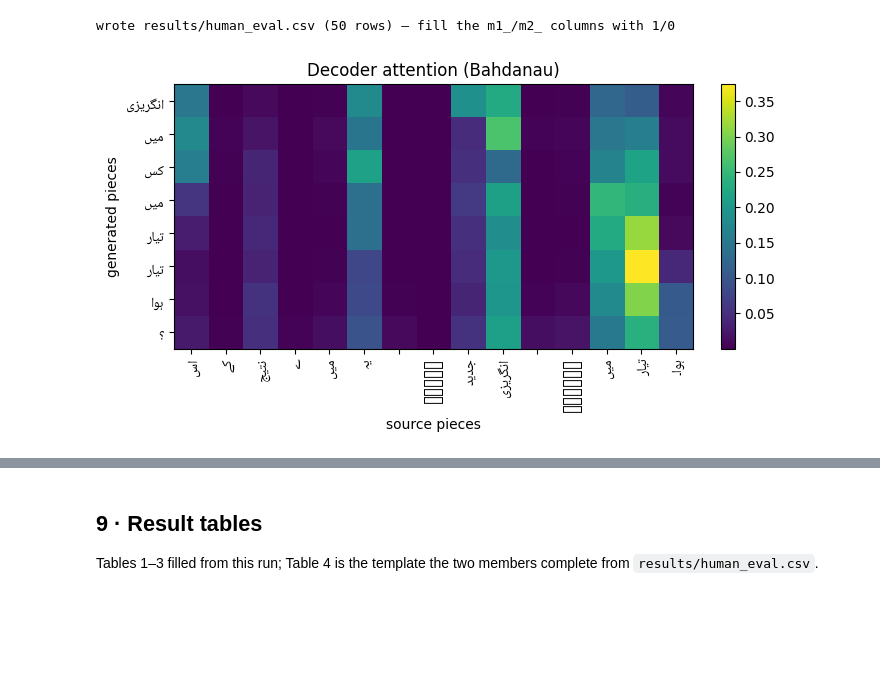
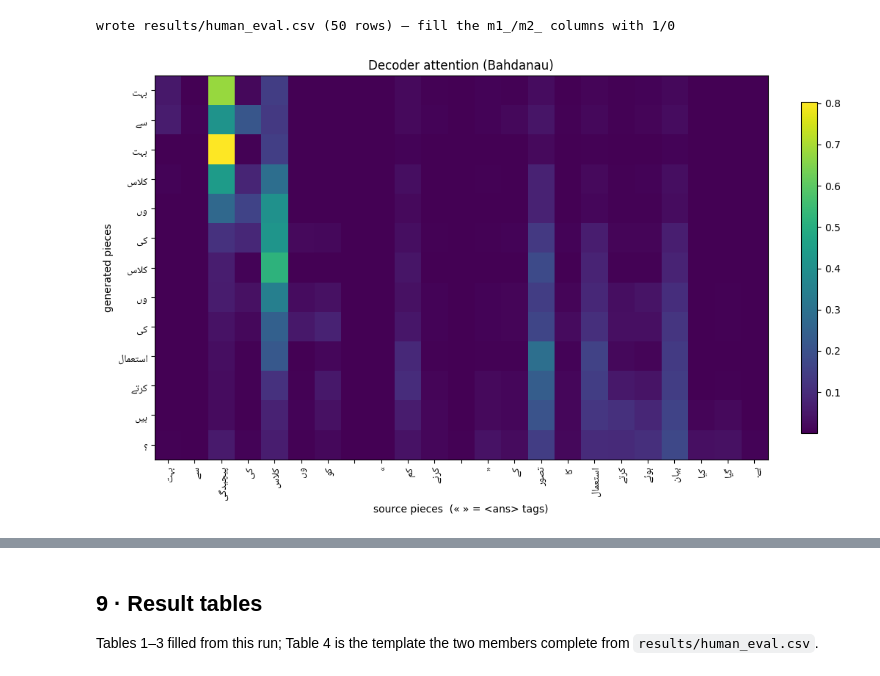
Before and after one commit to Hanzala-12/urdu-question-generation, a Jupyter notebook: notebooks/urdu_qg_standalone.ipynb, the cells around one changed output, grey strips where cells are left out. Drawn from its saved outputs; the diff is of its cells as text; code cells hidden in the pictures; blank space fills up the shorter version.

Commit message:
results: final executed notebook (inline figures + tables) and matching attention figure

```diff
--- a/notebooks/urdu_qg_standalone.ipynb
+++ b/notebooks/urdu_qg_standalone.ipynb
@@ -818,69 +818,65 @@ wrote results/samples.tsv (60 rows)
 | 11 | نارمنز نارمنڈی میں کب تھے؟ | فرانس کے کن حصوں کو فرانس کو کب ن... | نارمن طور پر کس مذہب آرتھوڈوکس مذ... |
 wrote results/human_eval.csv (50 rows) — fill the m1_/m2_ columns with 1/0
 # %%
-# Figure 3 — one attention heat-map (generated pieces x source pieces).
-# Matplotlib's default font has no Urdu glyphs; find an Arabic-script font and
-# reshape + bidi the labels so they render. Falls back to piece indices.
-import glob
-import matplotlib.font_manager as fm
+# Figure 3 — decoder attention heat-map (generated pieces x source pieces)
+import glob, re, matplotlib.pyplot as plt, matplotlib.font_manager as fm
+import arabic_reshaper
+from bidi.algorithm import get_display
 
-URDU_FONT, _reshape = None, (lambda s: s)
-try:
-    import arabic_reshaper
-    from bidi.algorithm import get_display
-    _reshape = lambda s: get_display(arabic_reshaper.reshape(s))
-    # Prefer a proper Naskh/Sans text face; Kufi is decorative and drops glyphs.
-    for pat in ["/usr/share/fonts/**/NotoNaskhArabic-Regular.ttf",
-                "/usr/share/fonts/**/NotoSansArabic-Regular.ttf",
-                "/usr/share/fonts/**/*NotoNaskhArabic*.ttf",
-                "/usr/share/fonts/**/*NotoSansArabic*.ttf",
-                "/usr/share/fonts/**/*Amiri*.ttf",
-                "/usr/share/fonts/**/*[Nn]askh*.ttf",
-                "/kaggle/input/**/*rabic*.ttf"]:
-        hit = sorted(glob.glob(pat, recursive=True))
-        if hit:
-            URDU_FONT = fm.FontProperties(fname=hit[0]); break
-except Exception:
-    pass
+_font = None
+for pat in ["/usr/share/fonts/**/NotoNaskhArabic-Regular.ttf",
+            "/usr/share/fonts/**/NotoSansArabic-Regular.ttf",
+            "/usr/share/fonts/**/*Naskh*.ttf", "/usr/share/fonts/**/*Amiri*.ttf"]:
+    hit = sorted(glob.glob(pat, recursive=True))
+    if hit:
+        _font = fm.FontProperties(fname=hit[0]); break
+_ur = lambda s: get_display(arabic_reshaper.reshape(s))
+_TAG = {"<ans>": "\u00ab", "</ans>": "\u00bb"}
+_clean = lambda ps: [_TAG.get(p.replace("\u2581", ""), p.replace("\u2581", "")) or " " for p in ps]
+_has_latin = lambda s: bool(re.search("[A-Za-z]", s.replace("<ans>", "").replace("</ans>", "")))
+_STOP = {"کے","کی","کا","میں","سے","کو","نے","ہے","تھا","تھی","اور","یہ","وہ","پر","کہ","ایک","کیا","کر","ہوا","ہوئی","گیا","تو"}
 
-def _pick_example():
-    """A short source whose greedy question ends in ؟ — makes a readable figure."""
-    for s, _ in valid_pairs:
-        ids = sp.encode(s, out_type=int)[:MAX_SRC_TOK]
-        if not (8 <= len(ids) <= 22):
-            continue
-        sq, at = greedy_decode(best_model, torch.tensor([ids], device=DEVICE),
-                               torch.tensor([len(ids)]), torch.tensor([ids]).eq(PAD).to(DEVICE))
-        if 4 <= len(sq[0]) <= 14 and sp.decode(sq[0]).endswith("؟"):
-            return s, ids, sq[0], at
-    s = valid_pairs[0][0]; ids = sp.encode(s, out_type=int)[:MAX_SRC_TOK]
+def _cand(s):
+    if _has_latin(s):
+        return None
+    ids = sp.encode(s, out_type=int)[:MAX_SRC_TOK]
+    if not (8 <= len(ids) <= 24):
+        return None
     sq, at = greedy_decode(best_model, torch.tensor([ids], device=DEVICE),
                            torch.tensor([len(ids)]), torch.tensor([ids]).eq(PAD).to(DEVICE))
-    return s, ids, sq[0], at
+    q = sp.decode(sq[0])
+    if not q.endswith("\u061f") or not (4 <= len(q.split()) <= 10):
+        return None
+    gen = [w for w in q.split() if len(w) >= 3 and w not in _STOP]
+    overlap = sum(w in set(s.split()) for w in gen)
+    return (overlap, s, ids, sq[0], at)
 
-s_text, ids, gen_ids, attn = _pick_example()
-src_pieces = [sp.id_to_piece(i).replace("\u2581", "") or " " for i in ids]
-gen_pieces = [sp.id_to_piece(i).replace("\u2581", "") or " " for i in gen_ids]
-A = attn[0, : len(gen_pieces), : len(src_pieces)].cpu().numpy()
+scored = [r for r in (_cand(s) for s, _ in valid_pairs[:800]) if r]
+if scored:
+    _, s_text, ids, gen_ids, attn = max(scored, key=lambda r: r[0])
+else:
+    s_text = valid_pairs[0][0]
+    ids = sp.encode(s_text, out_type=int)[:MAX_SRC_TOK]
+    gseq, attn = greedy_decode(best_model, torch.tensor([ids], device=DEVICE),
+                               torch.tensor([len(ids)]), torch.tensor([ids]).eq(PAD).to(DEVICE))
+    gen_ids = gseq[0]
+
+src_pieces = _clean([sp.id_to_piece(i) for i in ids])
+gen_pieces = _clean([sp.id_to_piece(i) for i in gen_ids])
+A = attn[0, :len(gen_pieces), :len(src_pieces)].cpu().numpy()
 
 fig, ax = plt.subplots(figsize=(max(7, len(src_pieces) * 0.45), max(3.5, len(gen_pieces) * 0.5)))
 im = ax.imshow(A, aspect="auto", cmap="viridis")
-if URDU_FONT is not None:
-    ax.set_xticks(range(len(src_pieces)))
-    ax.set_xticklabels([_reshape(p) for p in src_pieces], rotation=90, fontsize=9, fontproperties=URDU_FONT)
-    ax.set_yticks(range(len(gen_pieces)))
-    ax.set_yticklabels([_reshape(p) for p in gen_pieces], fontsize=9, fontproperties=URDU_FONT)
-else:  # no Arabic font available — label with indices, print the legend
-    ax.set_xticks(range(len(src_pieces))); ax.set_yticks(range(len(gen_pieces)))
-    print("source :", " ".join(f"{i}:{p}" for i, p in enumerate(src_pieces)))
-    print("generated:", " ".join(f"{i}:{p}" for i, p in enumerate(gen_pieces)))
-ax.set_xlabel("source pieces"); ax.set_ylabel("generated pieces")
+kw = {"fontproperties": _font} if _font else {}
+ax.set_xticks(range(len(src_pieces))); ax.set_xticklabels([_ur(p) for p in src_pieces], rotation=90, fontsize=9, **kw)
+ax.set_yticks(range(len(gen_pieces))); ax.set_yticklabels([_ur(p) for p in gen_pieces], fontsize=9, **kw)
+ax.set_xlabel("source pieces  (\u00ab \u00bb = <ans> tags)"); ax.set_ylabel("generated pieces")
 ax.set_title("Decoder attention (Bahdanau)")
 fig.colorbar(im, ax=ax, fraction=0.025)
 fig.tight_layout(); fig.savefig(FIG / "attention.png", dpi=140); plt.show()
 print("Figure 3 -> results/figures/attention.png")
 print("SRC:", s_text)
 print("GEN:", sp.decode(gen_ids))
 # %% [output]
-[figure, old version]
+[figure, new version]
 Figure 3 -> results/figures/attention.png
```
Also changed, not shown: parts of 2 cells of this notebook, 1 other file.
